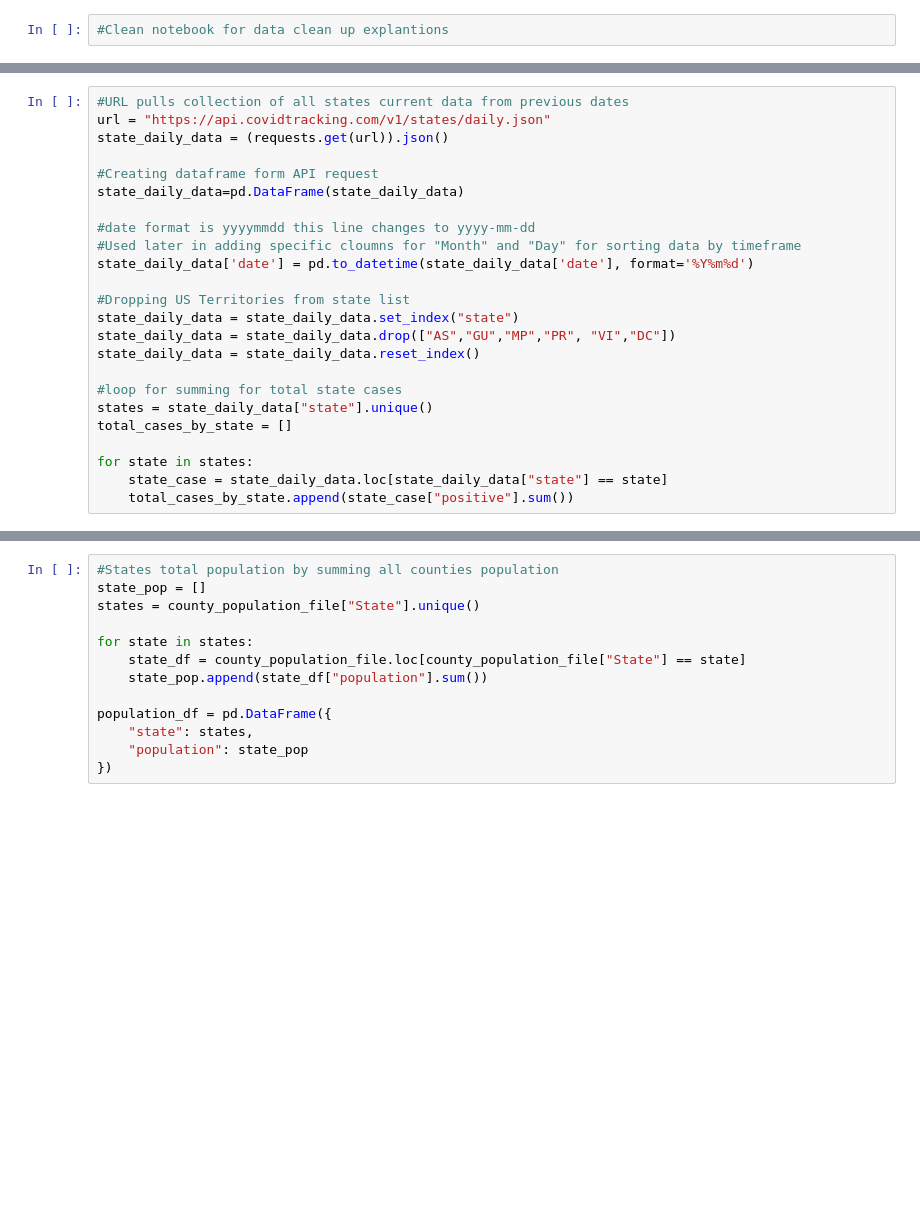
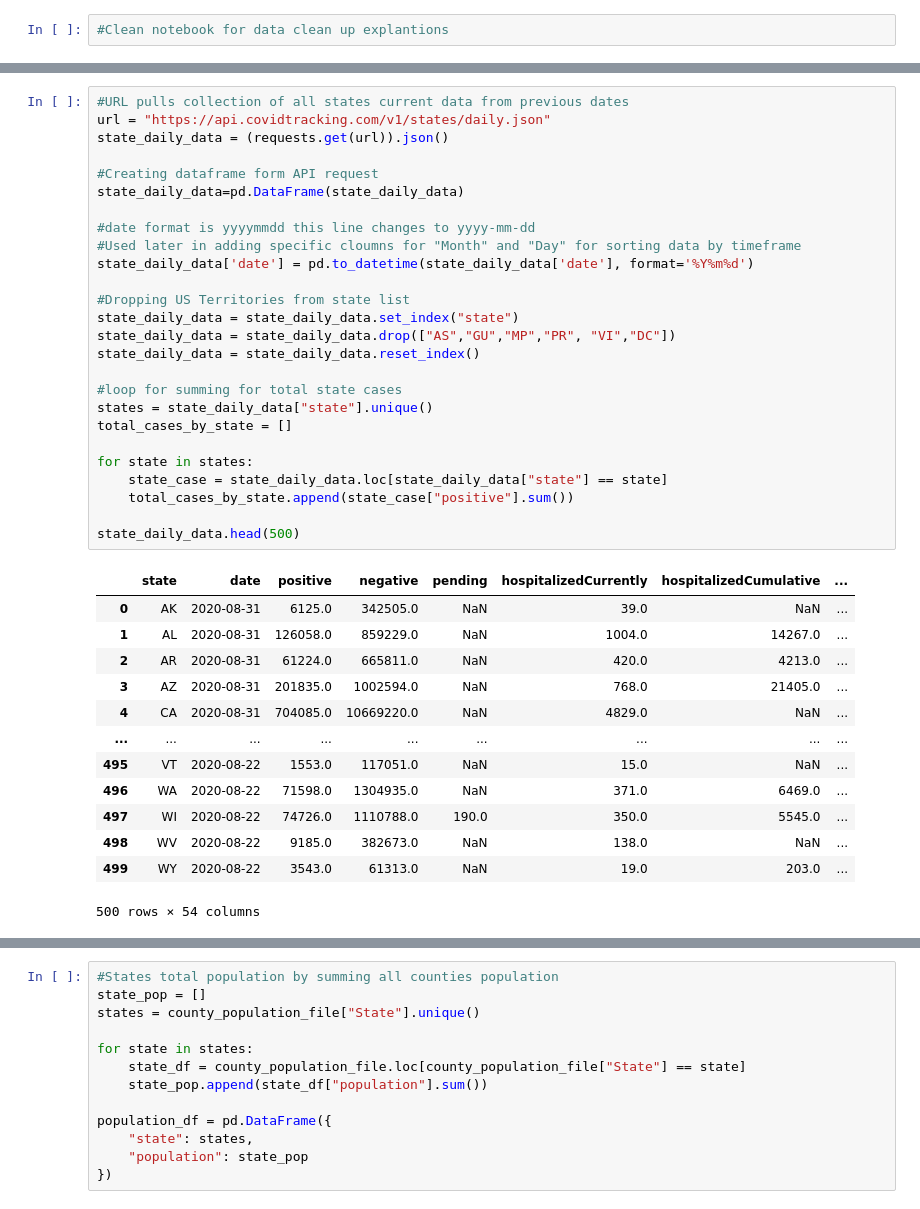
Before and after one commit to jamisonunruh24/Project-1, a Jupyter notebook: Data Clean up.ipynb, the cells around one changed output, grey strips where cells are left out. Drawn from its saved outputs; the diff is of its cells as text; blank space fills up the shorter version.

```diff
--- a/Data Clean up.ipynb
+++ b/Data Clean up.ipynb
@@ -28,27 +56,43 @@ state_current_data['date'] = pd.to_datetime(state_current_data['date'], format='
 # %%
 #URL pulls collection of all states current data from previous dates
 url = "https://api.covidtracking.com/v1/states/daily.json"
 state_daily_data = (requests.get(url)).json()
 
 #Creating dataframe form API request
 state_daily_data=pd.DataFrame(state_daily_data)
 
 #date format is yyyymmdd this line changes to yyyy-mm-dd
 #Used later in adding specific cloumns for "Month" and "Day" for sorting data by timeframe
 state_daily_data['date'] = pd.to_datetime(state_daily_data['date'], format='%Y%m%d')
 
 #Dropping US Territories from state list
 state_daily_data = state_daily_data.set_index("state")
 state_daily_data = state_daily_data.drop(["AS","GU","MP","PR", "VI","DC"])
 state_daily_data = state_daily_data.reset_index()
 
 #loop for summing for total state cases
 states = state_daily_data["state"].unique()
 total_cases_by_state = []
 
 for state in states:
     state_case = state_daily_data.loc[state_daily_data["state"] == state]
     total_cases_by_state.append(state_case["positive"].sum())
+
+state_daily_data.head(500)
+# %% [output]
+|  | state | date | positive | negative | pending | hospitalizedCurrently | hospitalizedCumulative | ... |
+| 0 | AK | 2020-08-31 | 6125.0 | 342505.0 | NaN | 39.0 | NaN | ... |
+| 1 | AL | 2020-08-31 | 126058.0 | 859229.0 | NaN | 1004.0 | 14267.0 | ... |
+| 2 | AR | 2020-08-31 | 61224.0 | 665811.0 | NaN | 420.0 | 4213.0 | ... |
+| 3 | AZ | 2020-08-31 | 201835.0 | 1002594.0 | NaN | 768.0 | 21405.0 | ... |
+| 4 | CA | 2020-08-31 | 704085.0 | 10669220.0 | NaN | 4829.0 | NaN | ... |
+| ... | ... | ... | ... | ... | ... | ... | ... | ... |
+| 495 | VT | 2020-08-22 | 1553.0 | 117051.0 | NaN | 15.0 | NaN | ... |
+| 496 | WA | 2020-08-22 | 71598.0 | 1304935.0 | NaN | 371.0 | 6469.0 | ... |
+| 497 | WI | 2020-08-22 | 74726.0 | 1110788.0 | 190.0 | 350.0 | 5545.0 | ... |
+| 498 | WV | 2020-08-22 | 9185.0 | 382673.0 | NaN | 138.0 | NaN | ... |
+| 499 | WY | 2020-08-22 | 3543.0 | 61313.0 | NaN | 19.0 | 203.0 | ... |
+500 rows × 54 columns
 # %%
 #loop for finding positive rate per month
 #Positive cases per month / total of positive and negitive test results
```
Also changed, not shown: parts of 12 cells of this notebook.
